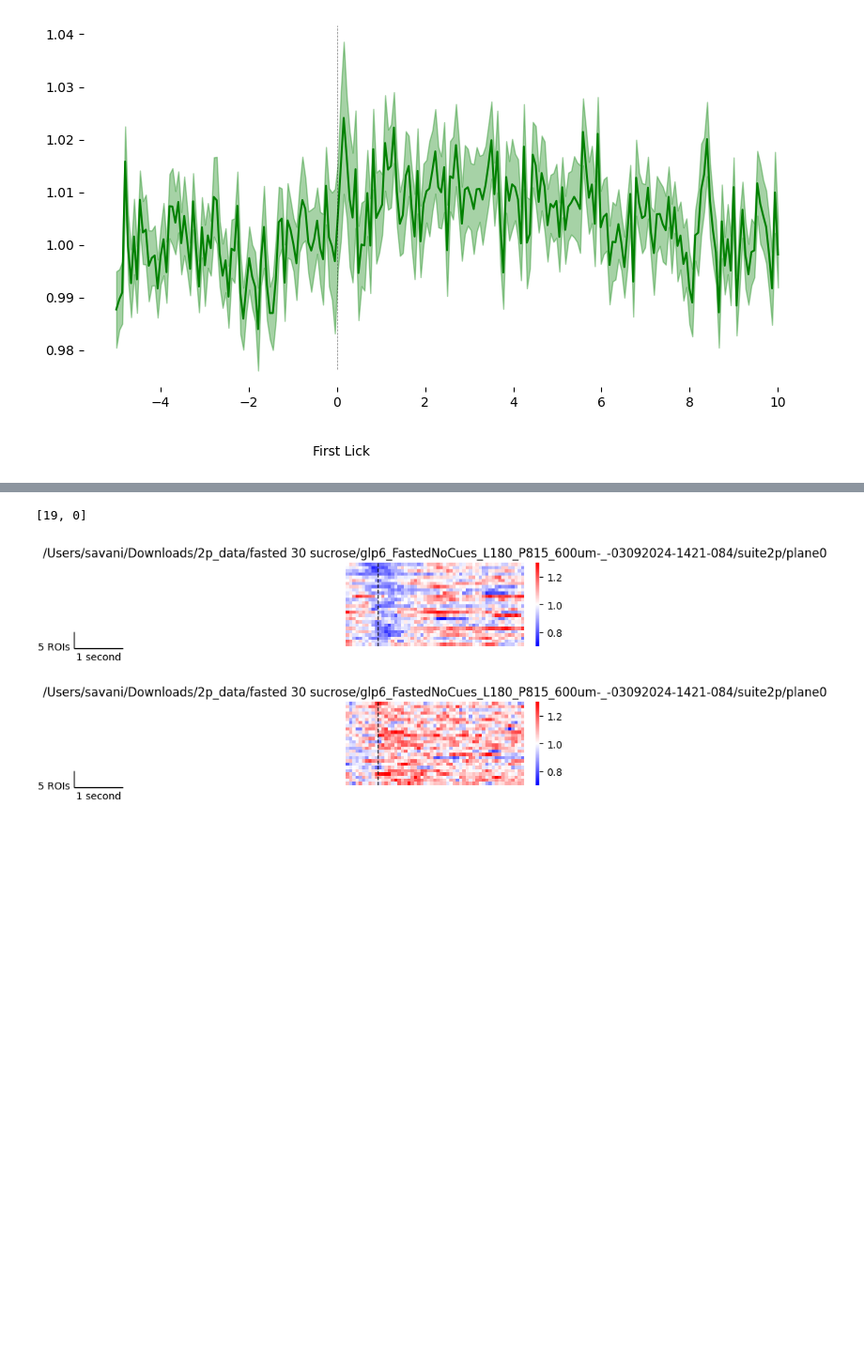
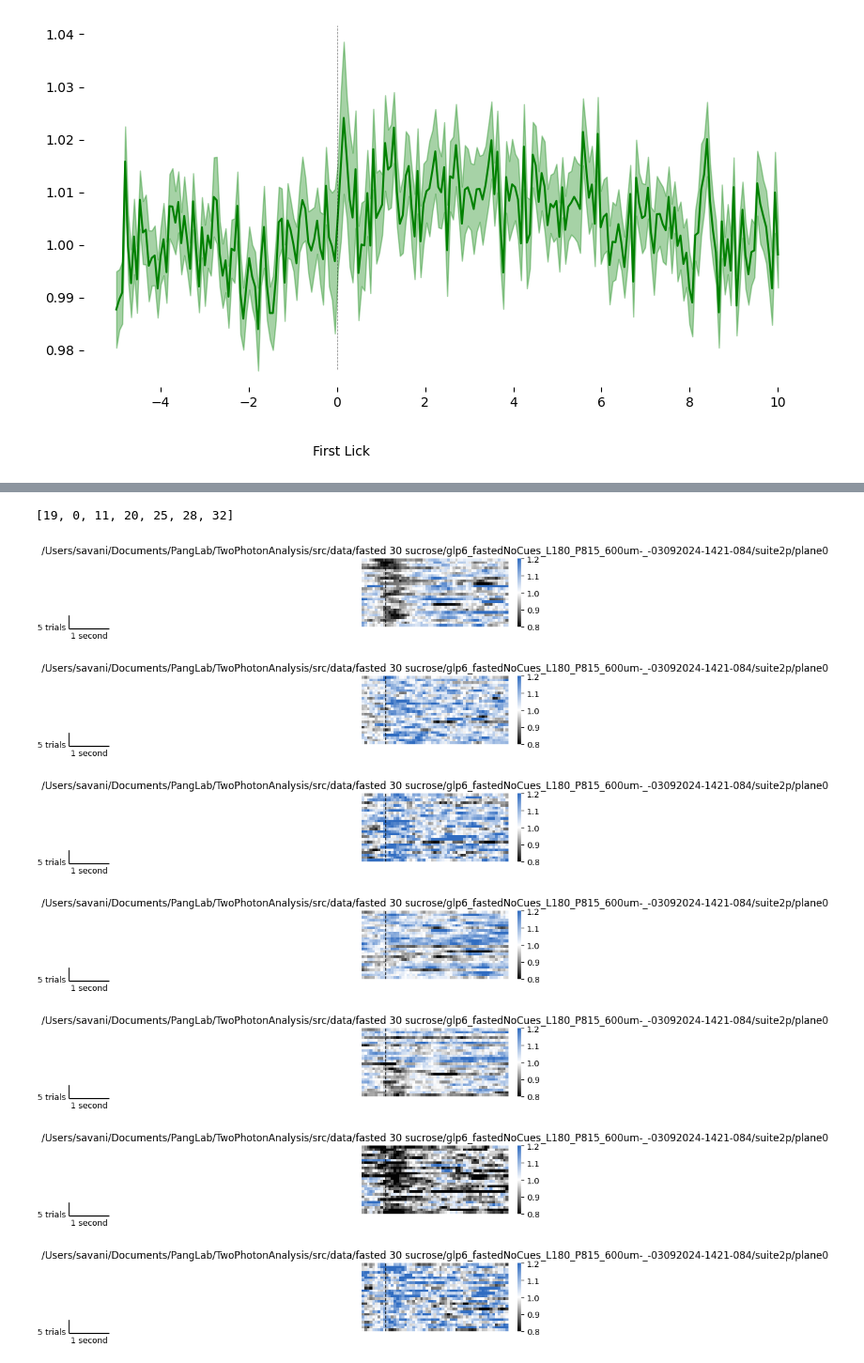
Before and after one commit to RohanSavani/PVN_GLP1R_2P, a Jupyter notebook: src/notebooks/single_rec_viz.ipynb, the cells around one changed output, grey strips where cells are left out. Shown at 94% size. Cells and saved outputs as stored; diff of their text form; code cells hidden in the pictures; blank space fills up the shorter version.

```diff
--- a/src/notebooks/single_rec_viz.ipynb
+++ b/src/notebooks/single_rec_viz.ipynb
@@ -198,6 +246,23 @@ plt.close('all')
+# %%
+from matplotlib.colors import LinearSegmentedColormap
+
+colors = ["#3a65c9", "#ffffff", "#383838"]
+colors = ['#020202', '#ffffff', "#5b8cba" ]
+colors = ['#020202', '#ffffff', "#316dc1" ]
+colors = ['#020202', '#ffffff', "#316dc1" ]
+# colors = ['#6588AD', '#ffffff', '#020202' ]
+# colors = ['#020202', '#ffffff', "#455cc1" ]
+# colors = ['#020202', '#ffffff', "#423cbe" ]
+# colors = ['#020202', '#ffffff', '#6ea2d8' ]
+
+
+
+custom_cmap = LinearSegmentedColormap.from_list("custom_bwblue", colors, N=256)
 # %%
-folder = '/Users/savani/Downloads/2p_data/fasted 30 sucrose/'
-path = os.path.join(folder, os.listdir(folder)[0], 'suite2p', 'plane0')
+folder = '/Users/savani/Documents/PangLab/TwoPhotonAnalysis/src/data/fasted 30 sucrose/glp6_fastedNoCues_L180_P815_600um-_-03092024-1421-084'
+# path = os.path.join(folder, os.listdir(folder)[0], 'suitwe2p', 'plane0')
+path = '/Users/savani/Documents/PangLab/TwoPhotonAnalysis/src/data/fasted 30 sucrose/glp6_fastedNoCues_L180_P815_600um-_-03092024-1421-084/suite2p/plane0'
+
 # path = '/Users/savani/Downloads/2p_data/GLP6_FastedNoCues_L180_P815_600um-_-03092024-1421-084/suite2p_manual'
 matfile = os.path.join(path, 'behaviordata.mat')
 # Load data
@@ -211,37 +276,43 @@ bout_start, bout_end, bout_start_frames, bout_end_frames = behav.og_lickprocessi
 successful_trial_idx = [i for i, x in enumerate(bout_start) if (x > 0) & (x < 5000)]
 successful_bout_start_frames = bout_start_frames[successful_trial_idx]
 
 # Combine lick data with imaging data
 successful_filt_f = filt_f_norm[:, successful_trial_idx, :]
 filt_f_aligned = p2p.align_2p_to_licks(successful_filt_f, successful_bout_start_frames)
 
 # Get baseline data
 baseline_data = p2p.get_baseline_filt_f(successful_filt_f)
 
 # Average across trials
 avg_f = p2p.average_trials(filt_f_aligned)
 
 ascending_order = np.argsort(np.nanmean(avg_f[:, 75:105], axis=1))
 ascending_order = [19, 0]
+ascending_order = [19, 0, 11, 20, 25, 28, 32]
 filt_f_ordered = filt_f_aligned[ascending_order,:, :]
 print(ascending_order)
 
 for cell in range(filt_f_ordered.shape[0]):
     for k in range(filt_f_ordered.shape[1]):
-        filt_f_ordered[cell, k, :] = p2p.moving_average(filt_f_ordered[cell, k, :], 2)
+        filt_f_ordered[cell, k, :] = p2p.moving_average(filt_f_ordered[cell, k, :], 3)
 
     fig, ax = plt.subplots(1, figsize=(4, 1.5))
-    sns.heatmap(filt_f_ordered[cell, :, :], ax = ax, vmin=0.7, vmax=1.3, cmap='bwr')
+    sns.heatmap(filt_f_ordered[cell, :, :], ax = ax, vmin=0.8, vmax=1.2, cmap=custom_cmap)
     ax.set_xticks(np.arange(15, 255, 15)[::2])
     ax.set_xticklabels((np.arange(15, 255, 15)/15).astype(int)[::2]-5)
     ax.set_ylabel("ROI (Trial-Averaged)")
     ax.set_xlabel("Time from First Lick")
     ax.set_title(f"{path}")
-    ax.axvline(75, ymin=0.0, color='black', linewidth=1, linestyle='--', alpha=1)
+    ax.axvline(74, ymin=0.0, color='black', linewidth=1, linestyle='--', alpha=1)
     ax.set_xlim(left = 65, right = 120)
     sb = add_scalebar(ax, matchx=False, sizex=1*15, labelx='1 second', matchy=False, sep=4, sizey=-5, labely='5 trials',loc='lower left', bbox_to_anchor=(0, 0, 0.1, 0.4))
-    fig.savefig(os.path.join(folder, os.listdir(folder)[0], 'suite2p', 'plane0', f'heatmap_cell{cell}_zoomed.pdf'), dpi=300)
+    fig.savefig(os.path.join(folder, 'suite2p', 'plane0', f'heatmap_cell{cell}_zoomed.pdf'), dpi=300)
 # %% [output]
-[19, 0]
+[19, 0, 11, 20, 25, 28, 32]
-[figure, old version]
+[figure, new version]
-[figure, old version]
+[figure, new version]
+[figure, added]
+[figure, added]
+[figure, added]
+[figure, added]
+[figure, added]
```
Also changed, not shown: parts of 8 cells of this notebook, 12 other files.
